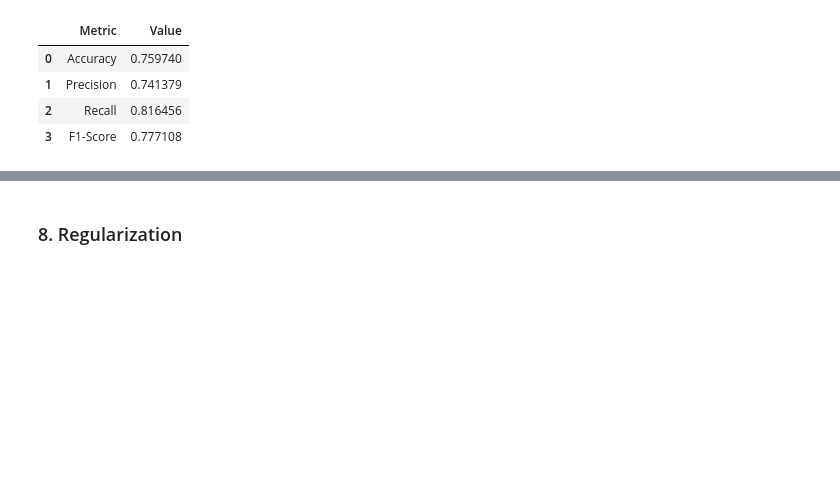
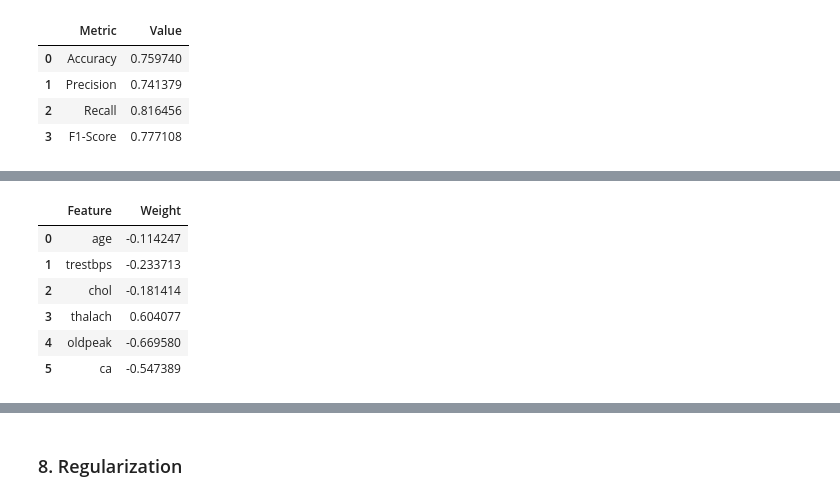
Before and after one commit to NicoToro25/TDSE-Lab1-Heart-Disease-Risk-Prediction, a Jupyter notebook: heart_disease_lr_analysis.ipynb, the cells around one changed output, grey strips where cells are left out. Saved outputs shown, nothing was run; the diff lists cells and outputs as text; code cells hidden in the pictures; blank space fills up the shorter version.

```diff
--- a/heart_disease_lr_analysis.ipynb
+++ b/heart_disease_lr_analysis.ipynb
@@ -737,0 +810,15 @@ results
+# %%
+coefficients = pd.DataFrame({
+    "Feature": selected_features,
+    "Weight": w
+})
+
+coefficients
+# %% [output]
+|  | Feature | Weight |
+| 0 | age | -0.114247 |
+| 1 | trestbps | -0.233713 |
+| 2 | chol | -0.181414 |
+| 3 | thalach | 0.604077 |
+| 4 | oldpeak | -0.669580 |
+| 5 | ca | -0.547389 |
```
Also changed, not shown: parts of 26 cells of this notebook.
